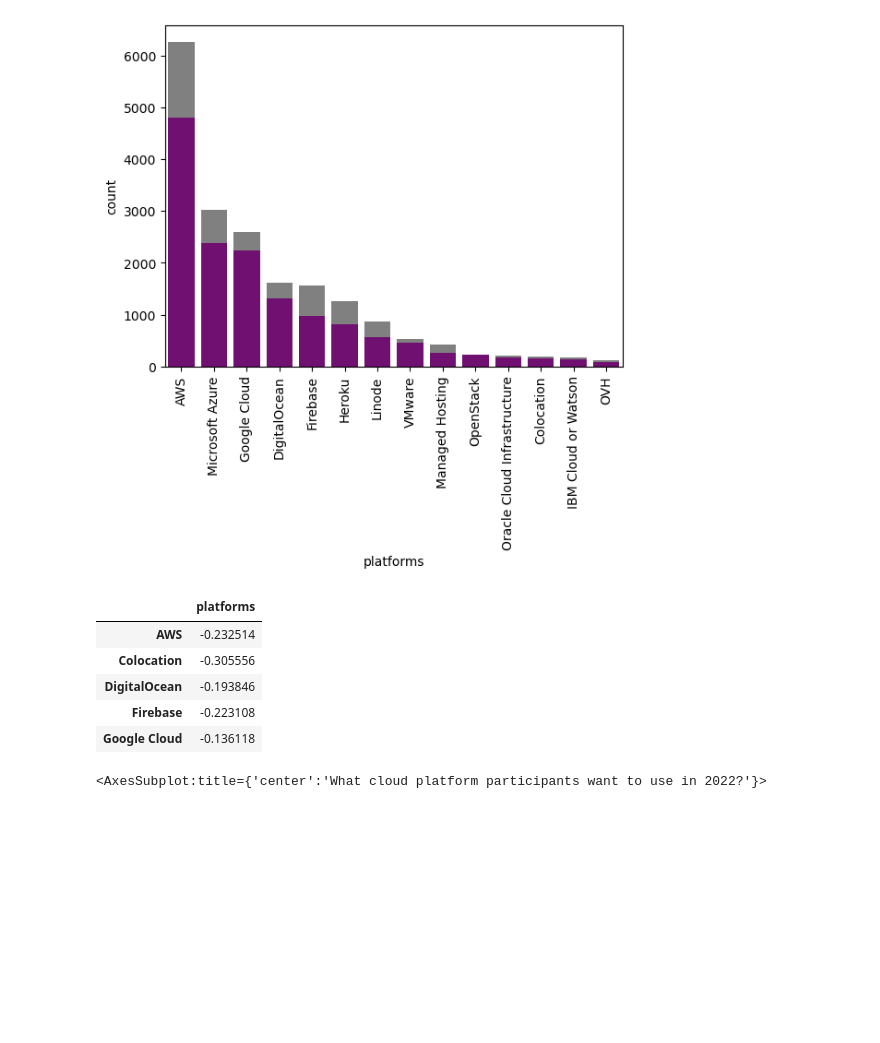
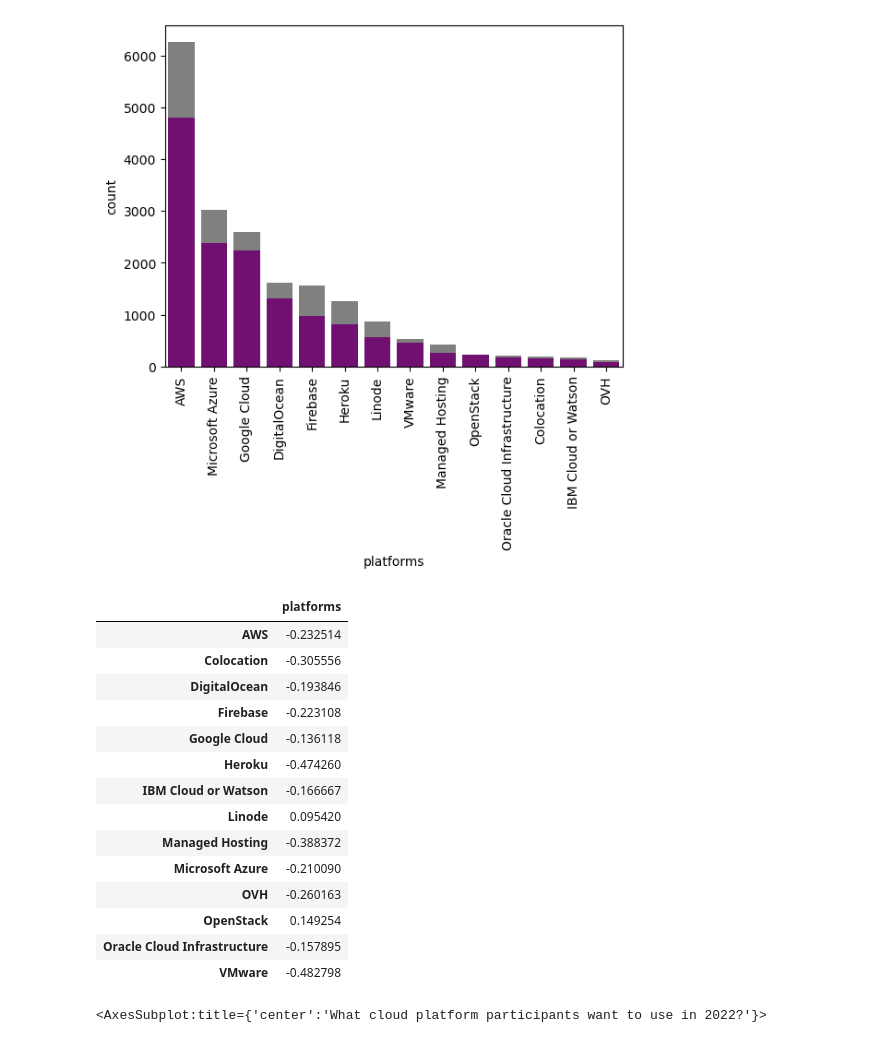
Before and after one commit to thecochenille/stackoverflow_survey2019to2022, a Jupyter notebook: Stackoverflow_survey2022Analysis.ipynb, the cells around one changed output. Cells and saved outputs as stored; diff of their text form; code cells hidden in the pictures; blank space fills up the shorter version.

```diff
--- a/Stackoverflow2019-2022Analysis.ipynb
+++ b/Stackoverflow_survey2022Analysis.ipynb
@@ -308,17 +337,26 @@ chart.set_xticklabels(chart.get_xticklabels(), rotation=90)
  Text(13, 0, 'OVH')]
 [figure]
 # %%
-ratio=(df2022_US_explode_wantplatforms['platforms'].dropna().value_counts()/df2022_US_explode_currentplatforms['platforms'].dropna().value_counts()-1)
+ratio=(df2022_US_explode_wantplatforms['platforms'].dropna().value_counts()/df2022_US_explode_currentplatforms['platforms'].dropna().value_counts())-1
 
 ratio1=ratio.to_frame()
-ratio1.head()
+ratio1
 # %% [output]
 |  | platforms |
 | AWS | -0.232514 |
 | Colocation | -0.305556 |
 | DigitalOcean | -0.193846 |
 | Firebase | -0.223108 |
 | Google Cloud | -0.136118 |
+| Heroku | -0.474260 |
+| IBM Cloud or Watson | -0.166667 |
+| Linode | 0.095420 |
+| Managed Hosting | -0.388372 |
+| Microsoft Azure | -0.210090 |
+| OVH | -0.260163 |
+| OpenStack | 0.149254 |
+| Oracle Cloud Infrastructure | -0.157895 |
+| VMware | -0.482798 |
 # %%
 ratio1['platforms'].sort_values().plot(kind='barh',title="What cloud platform participants want to use in 2022?"
                          ,color =(ratio1['platforms'] > 0).map({True: 'violet',False: 'lightgrey'}))
```
Also changed, not shown: parts of 30 cells of this notebook, 1 other file.
